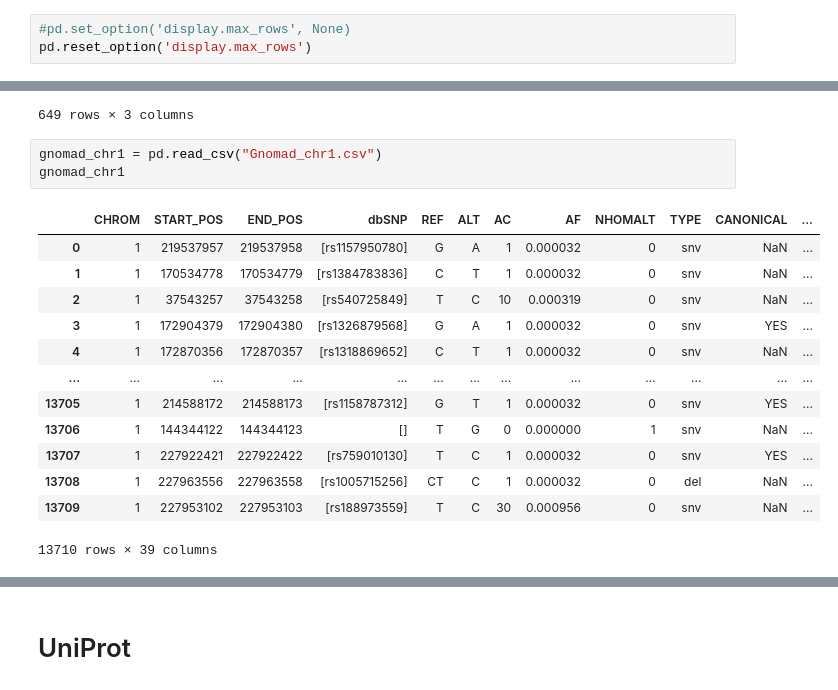
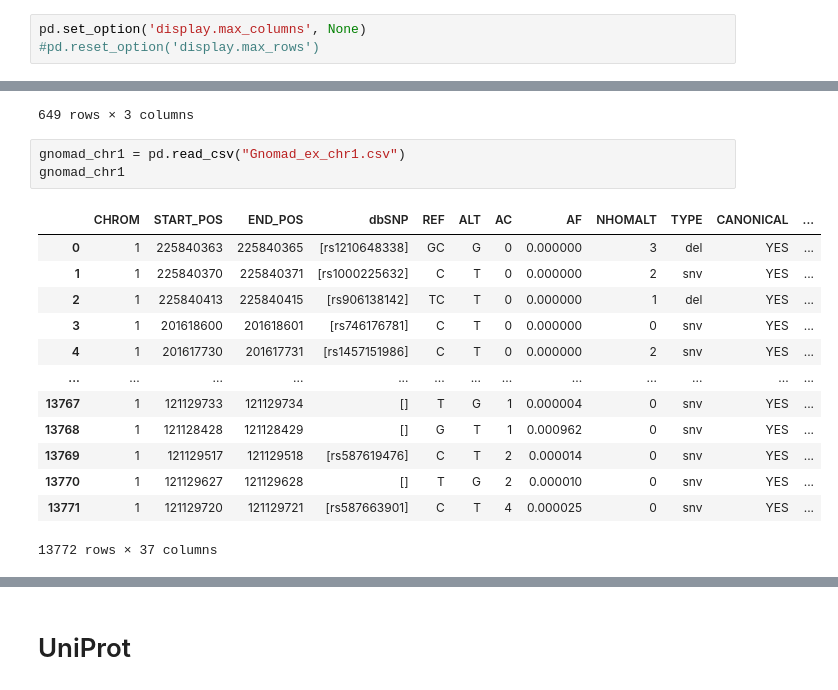
Before and after one commit to crodilla/Data_Analyst, a Jupyter notebook: EDA/GnomAD/gnomad.ipynb, the cells around one changed output, grey strips where cells are left out. Saved outputs shown, nothing was run; the diff lists cells and outputs as text.

```diff
--- a/EDA/GnomAD/gnomad.ipynb
+++ b/EDA/GnomAD/gnomad.ipynb
@@ -5,5 +75,5 @@ import pandas as pd
 # %%
-#pd.set_option('display.max_rows', None)
-pd.reset_option('display.max_rows')
+pd.set_option('display.max_columns', None)
+#pd.reset_option('display.max_rows')
 # %%
 RetDisorder_panel = pd.read_csv("Retinal_disorders.tsv", sep="\t")
@@ -56,19 +148,19 @@ gnomad_columns
 | 648 | non_neuro_AN_oth_female | non_neuro_AN_oth_female | Total number of alleles in female... |
 649 rows × 3 columns
 # %%
-gnomad_chr1 = pd.read_csv("Gnomad_chr1.csv")
+gnomad_chr1 = pd.read_csv("Gnomad_ex_chr1.csv")
 gnomad_chr1
 # %% [output]
 |  | CHROM | START_POS | END_POS | dbSNP | REF | ALT | AC | AF | NHOMALT | TYPE | CANONICAL | ... |
-| 0 | 1 | 219537957 | 219537958 | [rs1157950780] | G | A | 1 | 0.000032 | 0 | snv | NaN | ... |
-| 1 | 1 | 170534778 | 170534779 | [rs1384783836] | C | T | 1 | 0.000032 | 0 | snv | NaN | ... |
-| 2 | 1 | 37543257 | 37543258 | [rs540725849] | T | C | 10 | 0.000319 | 0 | snv | NaN | ... |
-| 3 | 1 | 172904379 | 172904380 | [rs1326879568] | G | A | 1 | 0.000032 | 0 | snv | YES | ... |
-| 4 | 1 | 172870356 | 172870357 | [rs1318869652] | C | T | 1 | 0.000032 | 0 | snv | NaN | ... |
+| 0 | 1 | 225840363 | 225840365 | [rs1210648338] | GC | G | 0 | 0.000000 | 3 | del | YES | ... |
+| 1 | 1 | 225840370 | 225840371 | [rs1000225632] | C | T | 0 | 0.000000 | 2 | snv | YES | ... |
+| 2 | 1 | 225840413 | 225840415 | [rs906138142] | TC | T | 0 | 0.000000 | 1 | del | YES | ... |
+| 3 | 1 | 201618600 | 201618601 | [rs746176781] | C | T | 0 | 0.000000 | 0 | snv | YES | ... |
+| 4 | 1 | 201617730 | 201617731 | [rs1457151986] | C | T | 0 | 0.000000 | 2 | snv | YES | ... |
 | ... | ... | ... | ... | ... | ... | ... | ... | ... | ... | ... | ... | ... |
-| 13705 | 1 | 214588172 | 214588173 | [rs1158787312] | G | T | 1 | 0.000032 | 0 | snv | YES | ... |
-| 13706 | 1 | 144344122 | 144344123 | [] | T | G | 0 | 0.000000 | 1 | snv | NaN | ... |
-| 13707 | 1 | 227922421 | 227922422 | [rs759010130] | T | C | 1 | 0.000032 | 0 | snv | YES | ... |
-| 13708 | 1 | 227963556 | 227963558 | [rs1005715256] | CT | C | 1 | 0.000032 | 0 | del | NaN | ... |
-| 13709 | 1 | 227953102 | 227953103 | [rs188973559] | T | C | 30 | 0.000956 | 0 | snv | NaN | ... |
+| 13767 | 1 | 121129733 | 121129734 | [] | T | G | 1 | 0.000004 | 0 | snv | YES | ... |
+| 13768 | 1 | 121128428 | 121128429 | [] | G | T | 1 | 0.000962 | 0 | snv | YES | ... |
+| 13769 | 1 | 121129517 | 121129518 | [rs587619476] | C | T | 2 | 0.000014 | 0 | snv | YES | ... |
+| 13770 | 1 | 121129627 | 121129628 | [] | T | G | 2 | 0.000010 | 0 | snv | YES | ... |
+| 13771 | 1 | 121129720 | 121129721 | [rs587663901] | C | T | 4 | 0.000025 | 0 | snv | YES | ... |
-13710 rows × 39 columns
+13772 rows × 37 columns
```
Also changed, not shown: parts of 43 cells of this notebook, 8 other files.
